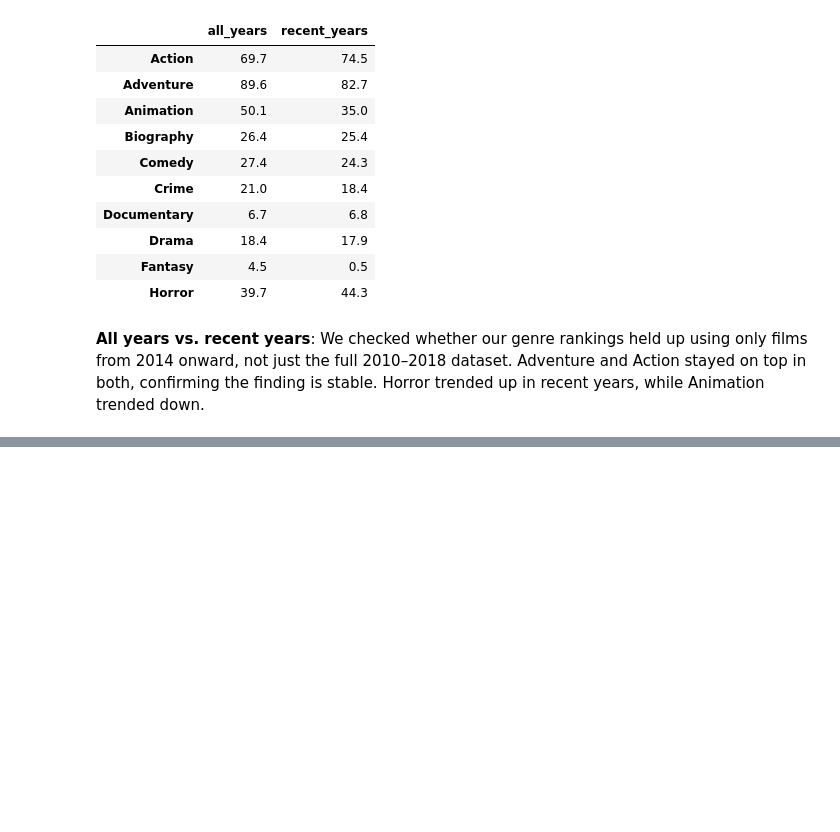
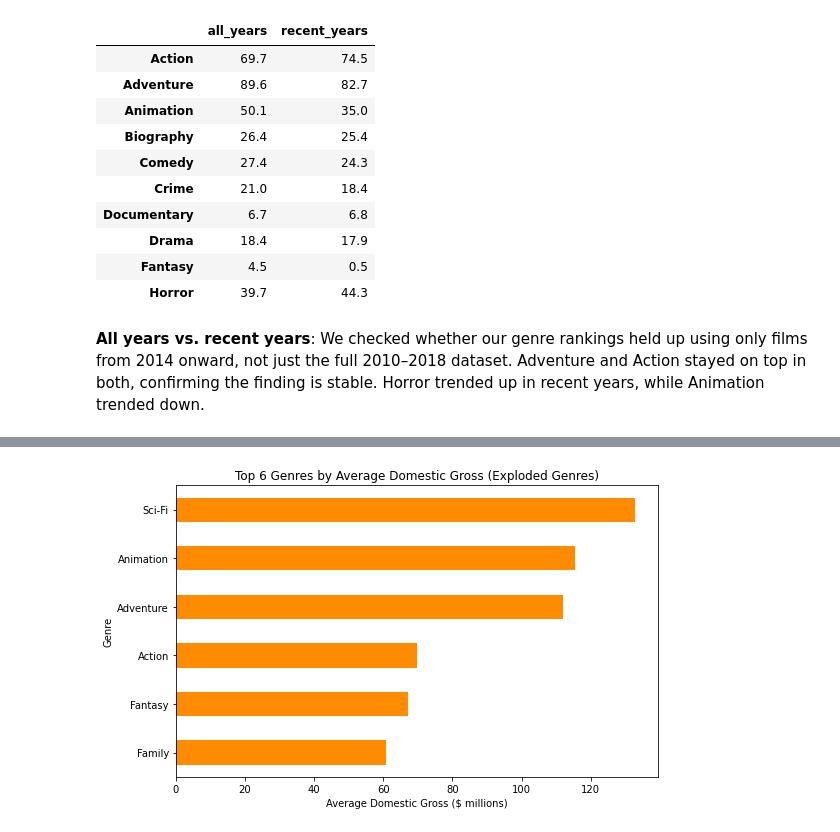
Before and after one commit to arlenestanley1/dsc-module-3-project-v3, a Jupyter notebook: student.ipynb, the cells around one changed output, grey strips where cells are left out. Saved outputs shown, nothing was run; the diff lists cells and outputs as text; code cells hidden in the pictures; blank space fills up the shorter version.

Commit message:
Second anamysis methodology added using explode

```diff
--- a/student.ipynb
+++ b/student.ipynb
@@ -722,0 +735,13 @@ stable pattern rather than a temporary spike driven by older data.
+# %%
+merge_1_exploded = merge_1.copy()
+merge_1_exploded['genres'] = merge_1_exploded['genres'].str.split(',')
+merge_1_exploded = merge_1_exploded.explode('genres')
+# %%
+exploded_genre_counts = merge_1_exploded['genres'].value_counts()
+exploded_reliable_genres = exploded_genre_counts[exploded_genre_counts >= 5].index
+
+merge_1_exploded_reliable = merge_1_exploded[merge_1_exploded['genres'].isin(exploded_reliable_genres)]
+# %%
+exploded_financial = merge_1_exploded_reliable.groupby('genres')['domestic_gross'].mean().sort_values(ascending=False)
+exploded_financial_millions = (exploded_financial / 1_000_000).round(1)
+exploded_financial_millions.head(6)
@@ -722,0 +757,12 @@ stable pattern rather than a temporary spike driven by older data.
+# %%
+top6_exploded = exploded_financial_millions.head(6)
+
+plt.figure(figsize=(8, 5))
+top6_exploded.sort_values().plot(kind='barh', color='darkorange')
+plt.title('Top 6 Genres by Average Domestic Gross (Exploded Genres)')
+plt.xlabel('Average Domestic Gross ($ millions)')
+plt.ylabel('Genre')
+plt.tight_layout()
+plt.show()
+# %% [output]
+[figure, added]
```
Also changed, not shown: parts of 7 cells of this notebook.
